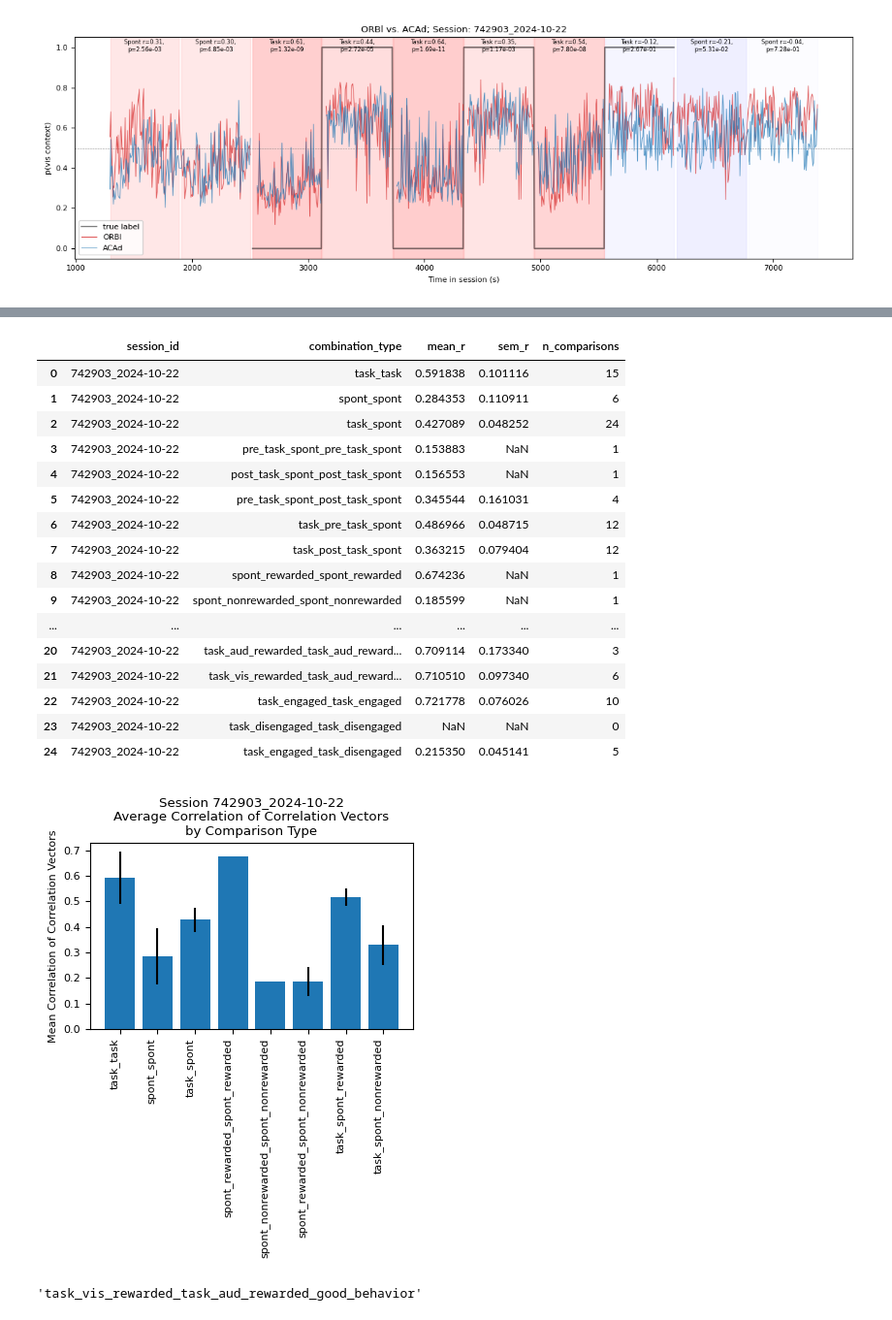
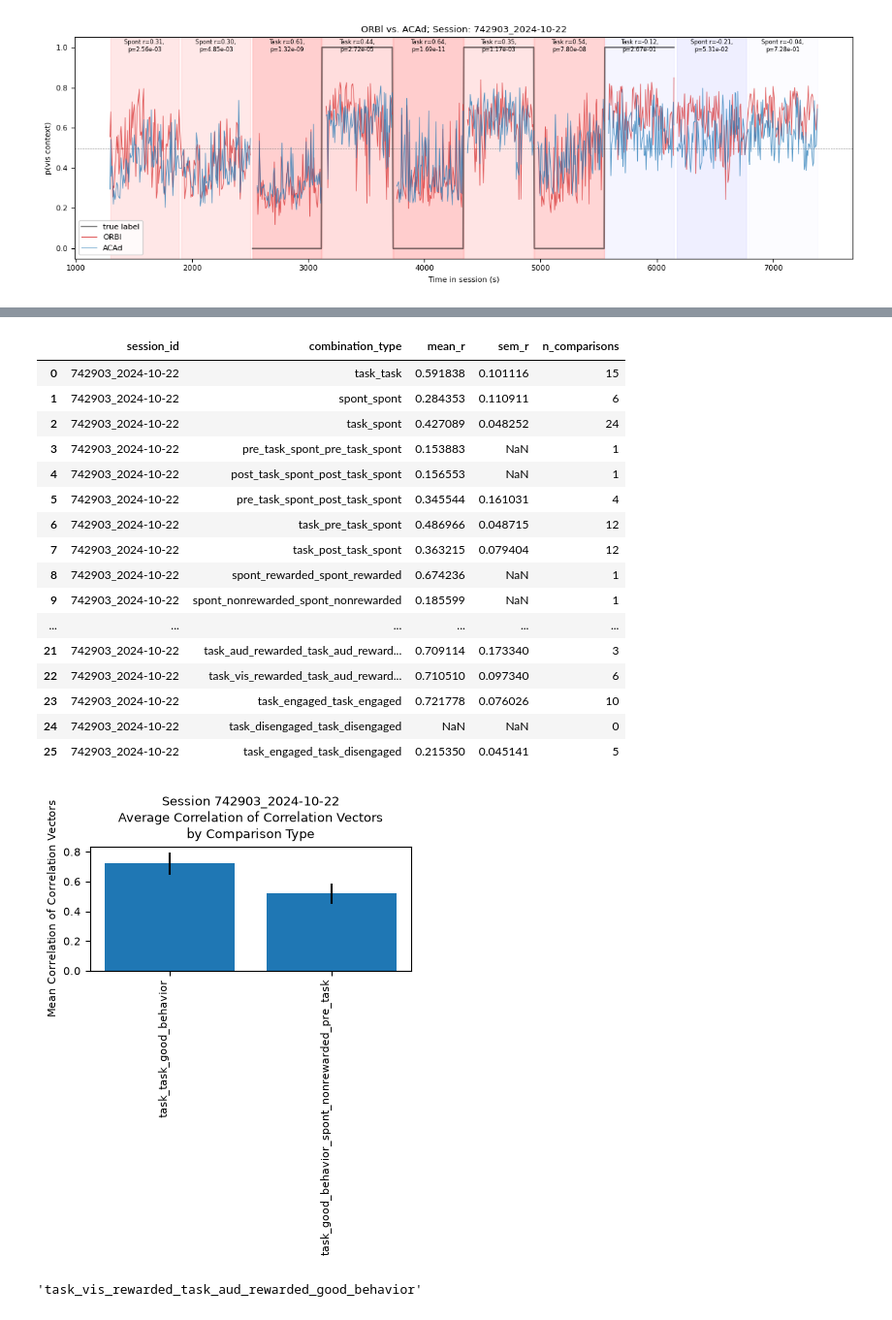
Before and after one commit to AllenInstitute/dynamic_routing_analysis, a Jupyter notebook: notebooks/blockwise_correlate_predict_proba_across_structures.ipynb, the cells around one changed output, grey strips where cells are left out. Shown at 97% size. Cells and saved outputs as stored; diff of their text form; code cells hidden in the pictures.

```diff
--- a/notebooks/blockwise_correlate_predict_proba_across_structures.ipynb
+++ b/notebooks/blockwise_correlate_predict_proba_across_structures.ipynb
@@ -45,21 +48,15 @@ dr_session_list=(
     pl.col('project')=="DynamicRouting",
     pl.col('is_production'),
     pl.col('is_annotated'),
+    pl.col('is_ephys'),
+    pl.col('is_opto_perturbation').eq(False),
+    pl.col('is_injection_perturbation').eq(False),
+    pl.col('is_context_naive').eq(False),
     pl.col('issues')==[],
     # pl.col('is_good_behavior').eq(True),
     # pl.col('is_engaged').eq(True),
     )['session_id'].to_list()
     )
-
-# all_session_list=(
-#     session_table.filter(
-#     pl.col('project')=="DynamicRouting",
-#     pl.col('is_production'),
-#     pl.col('is_annotated'),
-#     pl.col('issues')==[],
-#     # pl.col('is_good_behavior').eq(True),
-#     )['session_id'].to_list()
-#     )
 
 block_dprime_threshold=1.0
 
@@ -67,19 +64,20 @@ good_behavior_table={
     'session_id':[],
     'n_good_vis_blocks':[],
     'n_good_aud_blocks':[],
+    'n_engaged_blocks':[],
 }
 
 for sel_session in dr_session_list:
-
     n_good_vis_blocks=np.sum(session_table.filter(pl.col('session_id') == sel_session)['cross_modality_dprime_vis_blocks'].to_numpy()[0]>=block_dprime_threshold)
     n_good_aud_blocks=np.sum(session_table.filter(pl.col('session_id') == sel_session)['cross_modality_dprime_aud_blocks'].to_numpy()[0]>=block_dprime_threshold)
-
     good_behavior_table['session_id'].append(sel_session)
     good_behavior_table['n_good_vis_blocks'].append(n_good_vis_blocks)
     good_behavior_table['n_good_aud_blocks'].append(n_good_aud_blocks)
+    n_engaged_blocks=np.sum(session_table.filter(pl.col('session_id') == sel_session)['n_contingent_rewards'].to_numpy()[0]>=10)
+    good_behavior_table['n_engaged_blocks'].append(n_engaged_blocks)
 
 good_behavior_table=pd.DataFrame(good_behavior_table)
-dr_good_behavior_list=good_behavior_table.query('n_good_vis_blocks>=2 and n_good_aud_blocks>=2')['session_id'].values
+dr_good_behavior_list=good_behavior_table.query('n_good_vis_blocks>=2 and n_good_aud_blocks>=2 and n_engaged_blocks>=4')['session_id'].values
 # %%
 sel_session='742903_2024-10-22' #the golden session
 # sel_session='670180_2023-07-27' #a templeton session
@@ -942,6 +940,10 @@ def average_across_combination_types(cross_block_correlation_table, z_transform=
             '(block_1_is_task and block_1_cross_modality_dprime>1.0 and ~block_2_is_task and ~block_2_is_spont_rewarded) or \
              (block_2_is_task and block_2_cross_modality_dprime>1.0 and ~block_1_is_task and ~block_1_is_spont_rewarded)'
         ),
+        'task_good_behavior_spont_nonrewarded_pre_task': cross_block_correlation_table.query(
+            '(block_1_is_task and block_1_cross_modality_dprime>1.0 and ~block_2_is_task and ~block_2_is_spont_rewarded and block_2_is_pre_task_spont) or \
+            (block_2_is_task and block_2_cross_modality_dprime>1.0 and ~block_1_is_task and ~block_1_is_spont_rewarded and block_1_is_pre_task_spont)'
+        ),
         'task_vis_rewarded_task_vis_rewarded_good_behavior': cross_block_correlation_table.query(
             'block_1_is_task and block_2_is_task and \
             block_1_rewarded_modality=="vis" and block_2_rewarded_modality=="vis" and \
@@ -1158,26 +1141,29 @@ combination_type_results
 | 8 | 742903_2024-10-22 | spont_rewarded_spont_rewarded | 0.674236 | NaN | 1 |
 | 9 | 742903_2024-10-22 | spont_nonrewarded_spont_nonrewarded | 0.185599 | NaN | 1 |
 | ... | ... | ... | ... | ... | ... |
-| 20 | 742903_2024-10-22 | task_aud_rewarded_task_aud_reward... | 0.709114 | 0.173340 | 3 |
-| 21 | 742903_2024-10-22 | task_vis_rewarded_task_aud_reward... | 0.710510 | 0.097340 | 6 |
-| 22 | 742903_2024-10-22 | task_engaged_task_engaged | 0.721778 | 0.076026 | 10 |
-| 23 | 742903_2024-10-22 | task_disengaged_task_disengaged | NaN | NaN | 0 |
-| 24 | 742903_2024-10-22 | task_engaged_task_disengaged | 0.215350 | 0.045141 | 5 |
+| 21 | 742903_2024-10-22 | task_aud_rewarded_task_aud_reward... | 0.709114 | 0.173340 | 3 |
+| 22 | 742903_2024-10-22 | task_vis_rewarded_task_aud_reward... | 0.710510 | 0.097340 | 6 |
+| 23 | 742903_2024-10-22 | task_engaged_task_engaged | 0.721778 | 0.076026 | 10 |
+| 24 | 742903_2024-10-22 | task_disengaged_task_disengaged | NaN | NaN | 0 |
+| 25 | 742903_2024-10-22 | task_engaged_task_disengaged | 0.215350 | 0.045141 | 5 |
 # %%
-data_to_plot=['task_task', 'spont_spont', 'task_spont',
-            #   'task_task_good_behavior', 'task_good_behavior_task_bad_behavior', 'task_good_behavior_spont_rewarded',
-            #   'task_vis_rewarded_task_vis_rewarded_good_behavior', 'task_aud_rewarded_task_aud_rewarded_good_behavior', 'task_vis_rewarded_task_aud_rewarded_good_behavior',
-            'task_spont_rewarded', 'task_spont_nonrewarded',
-              'spont_rewarded_spont_rewarded', 'spont_nonrewarded_spont_nonrewarded', 'spont_rewarded_spont_nonrewarded',]
+data_to_plot=[
+    'task_task_good_behavior','task_good_behavior_spont_nonrewarded_pre_task'
+    # 'task_task', 'spont_spont', 'task_spont',
+    # 'task_task_good_behavior', 'task_good_behavior_task_bad_behavior', 'task_good_behavior_spont_rewarded',
+    # 'task_vis_rewarded_task_vis_rewarded_good_behavior', 'task_aud_rewarded_task_aud_rewarded_good_behavior', 'task_vis_rewarded_task_aud_rewarded_good_behavior',
+    # 'task_spont_rewarded', 'task_spont_nonrewarded',
+    # 'spont_rewarded_spont_rewarded', 'spont_nonrewarded_spont_nonrewarded', 'spont_rewarded_spont_nonrewarded',
+    ]
 plot_df=combination_type_results.query('combination_type in @data_to_plot')
 fig,ax=plt.subplots(figsize=(4,5))
 ax.bar(plot_df['combination_type'], plot_df['mean_r'], yerr=plot_df['sem_r'])
 ax.set_ylabel('Mean Correlation of Correlation Vectors')
 ax.set_title(f'Session {sel_session}\nAverage Correlation of Correlation Vectors\nby Comparison Type')
 ax.set_xticklabels(plot_df['combination_type'], rotation=90, ha='right')
 fig.tight_layout()
 # %% [output]
-[figure, old version]
+[figure, new version]
 # %%
 # combo_name
 # %% [output]
```
Also changed, not shown: parts of 13 cells of this notebook, 3 other files.
